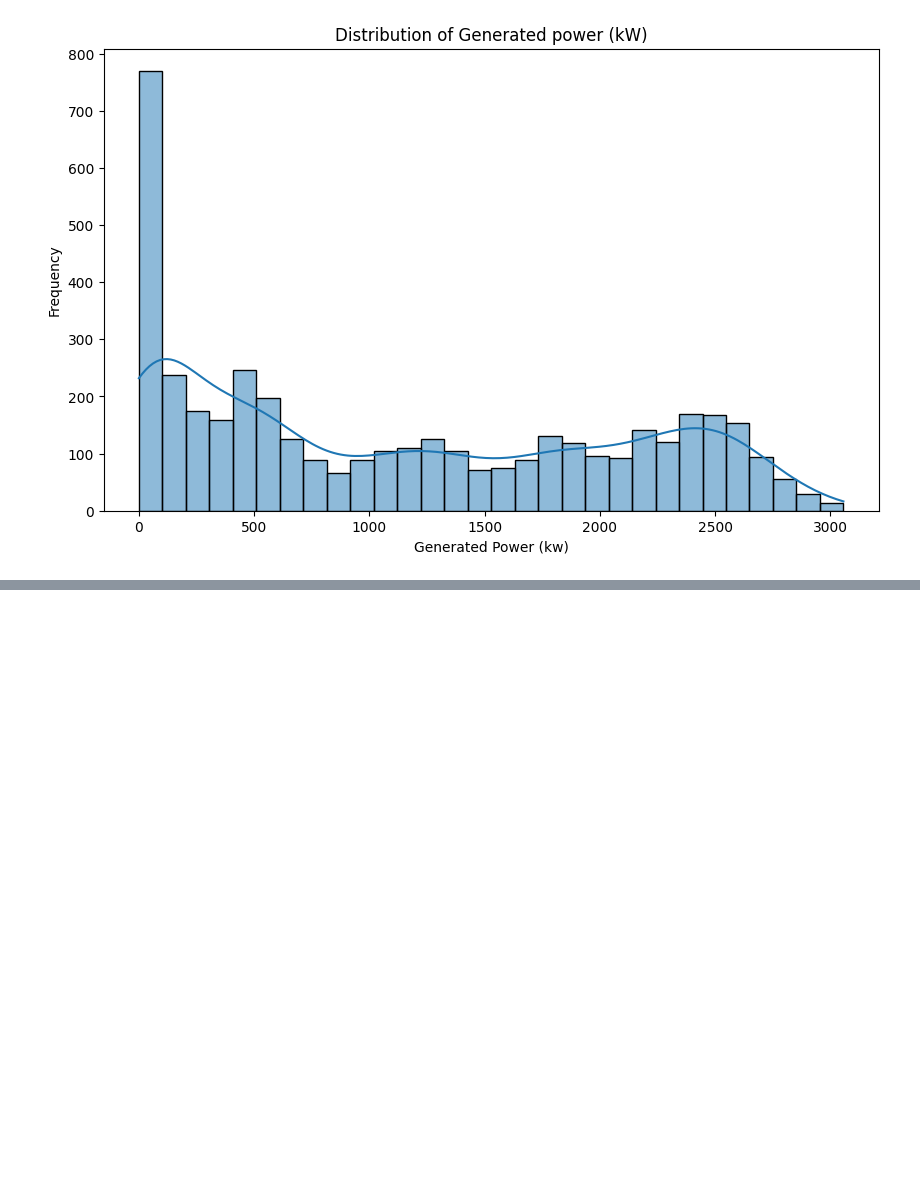
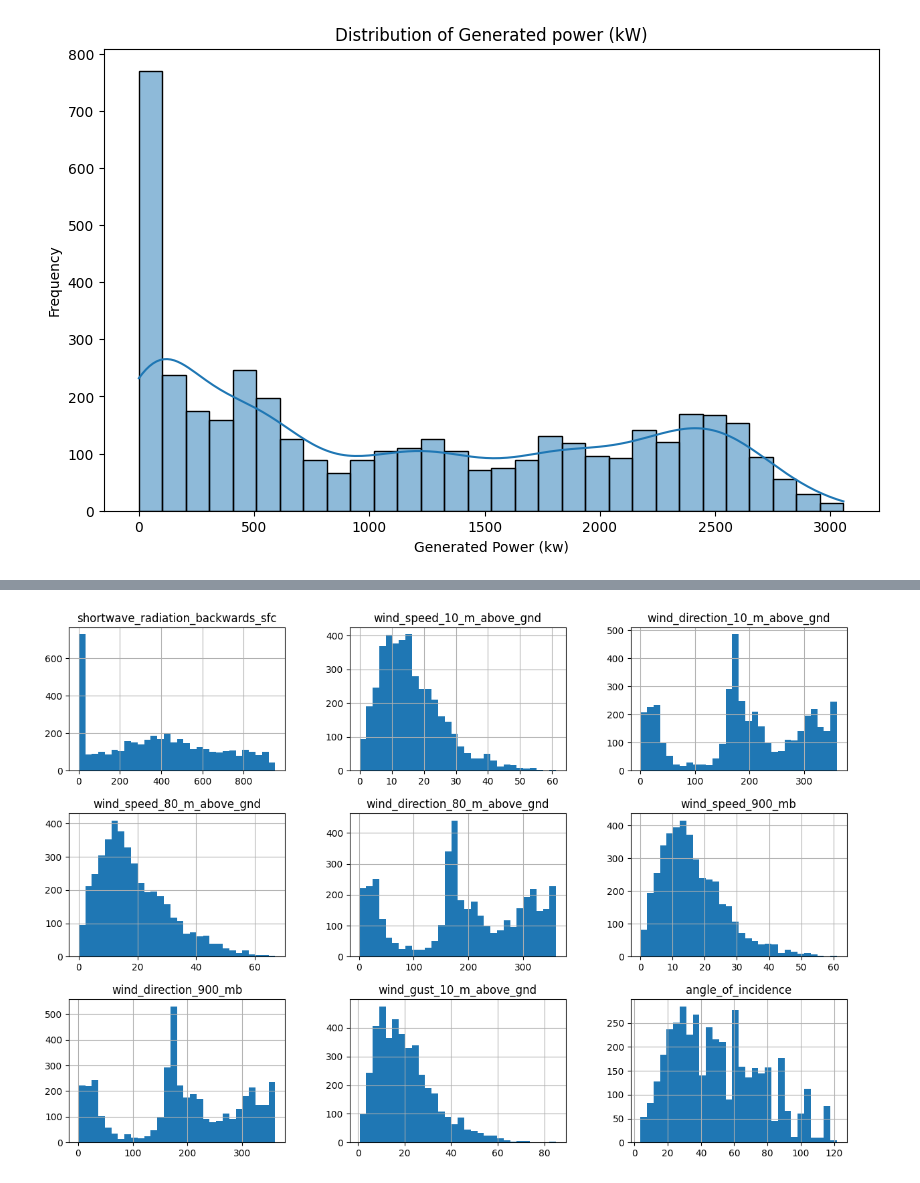
Before and after one commit to sanikashejwal/Solar-Power-Prediction-Using-Linear-Regression, a Jupyter notebook: solarpowerprediction.ipynb, the cells around one changed output, grey strips where cells are left out. Drawn from its saved outputs; the diff is of its cells as text; code cells hidden in the pictures; blank space fills up the shorter version.

```diff
--- a/solarpowerprediction.ipynb
+++ b/solarpowerprediction.ipynb
@@ -137,0 +147,5 @@ plt.show()
+# %%
+df[df.columns[9:18]].hist(bins=30,figsize=(15,10))
+plt.show()
+# %% [output]
+[figure, added]
```
Also changed, not shown: parts of 10 cells of this notebook.
